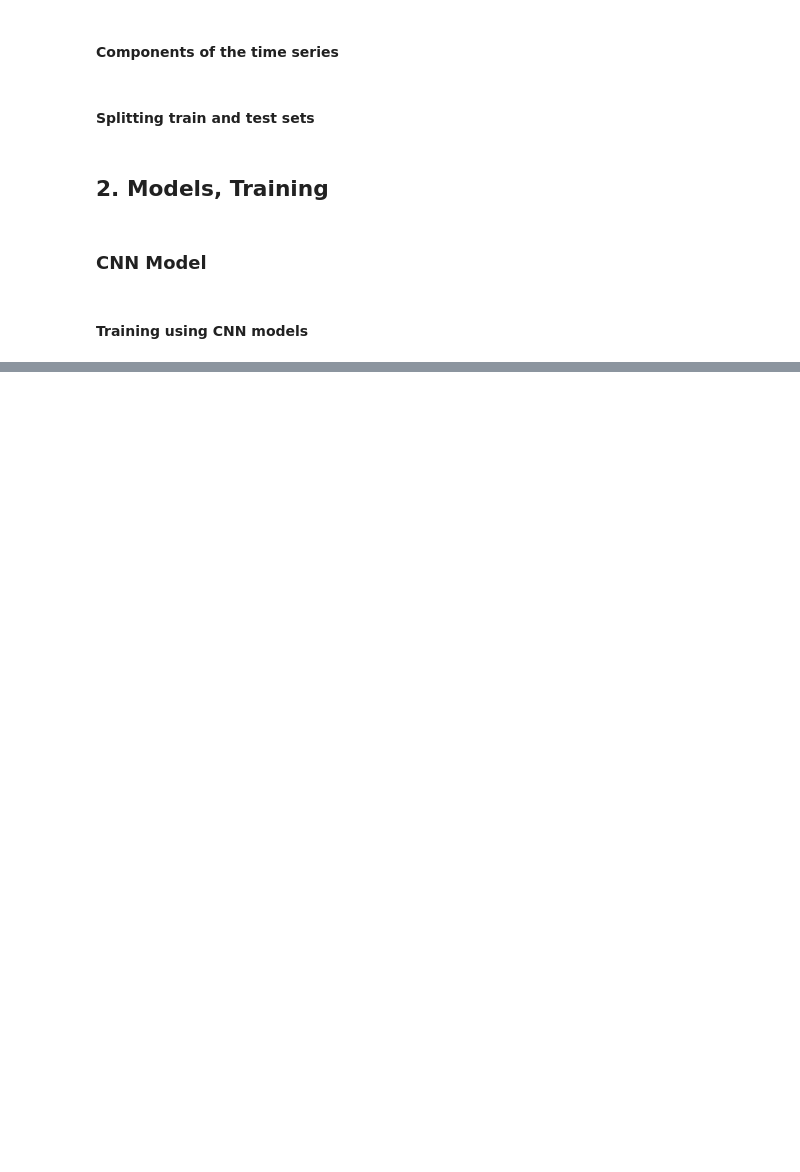
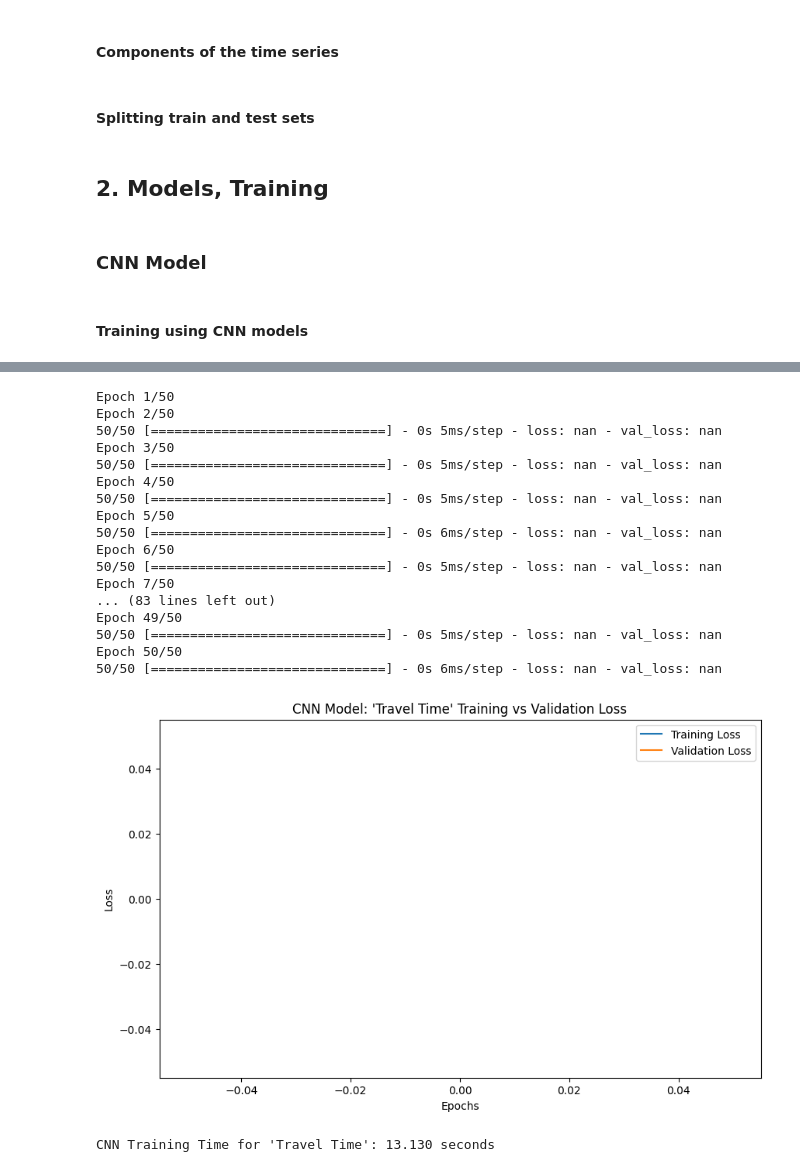
Before and after one commit to spate738/AISE4010-Group7-Project, a Jupyter notebook: realTraffic.ipynb, the cells around one changed output, grey strips where cells are left out. Drawn from its saved outputs; the diff is of its cells as text; code cells hidden in the pictures; blank space fills up the shorter version.

```diff
--- a/realTraffic.ipynb
+++ b/realTraffic.ipynb
@@ -220,0 +312,37 @@ cnn_time_ttime = time() - start_time
+# %%
+# Travel Time data
+start_time = time()
+cnn_history_ttime = model_CNN_t.fit(Xt_train, yt_train, epochs=EPOCHS, batch_size=BATCH_SIZE, validation_split=0.2)
+cnn_time_ttime = time() - start_time
+
+# Plot training and validation loss
+plt.figure(figsize=(10,6))
+plt.plot(cnn_history_ttime.history['loss'], label='Training Loss')
+plt.plot(cnn_history_ttime.history['val_loss'], label='Validation Loss')
+plt.xlabel('Epochs')
+plt.ylabel('Loss')
+plt.title('CNN Model: \'Travel Time\' Training vs Validation Loss')
+plt.legend()
+plt.show()
+
+print(f"CNN Training Time for \'Travel Time\': {cnn_time_ttime:.3f} seconds")
+# %% [output]
+Epoch 1/50
+Epoch 2/50
+50/50 [==============================] - 0s 5ms/step - loss: nan - val_loss: nan
+Epoch 3/50
+50/50 [==============================] - 0s 5ms/step - loss: nan - val_loss: nan
+Epoch 4/50
+50/50 [==============================] - 0s 5ms/step - loss: nan - val_loss: nan
+Epoch 5/50
+50/50 [==============================] - 0s 6ms/step - loss: nan - val_loss: nan
+Epoch 6/50
+50/50 [==============================] - 0s 5ms/step - loss: nan - val_loss: nan
+Epoch 7/50
+... (83 lines left out)
+Epoch 49/50
+50/50 [==============================] - 0s 5ms/step - loss: nan - val_loss: nan
+Epoch 50/50
+50/50 [==============================] - 0s 6ms/step - loss: nan - val_loss: nan
+[figure, added]
+CNN Training Time for 'Travel Time': 13.130 seconds
```
Also changed, not shown: parts of 10 cells of this notebook.
